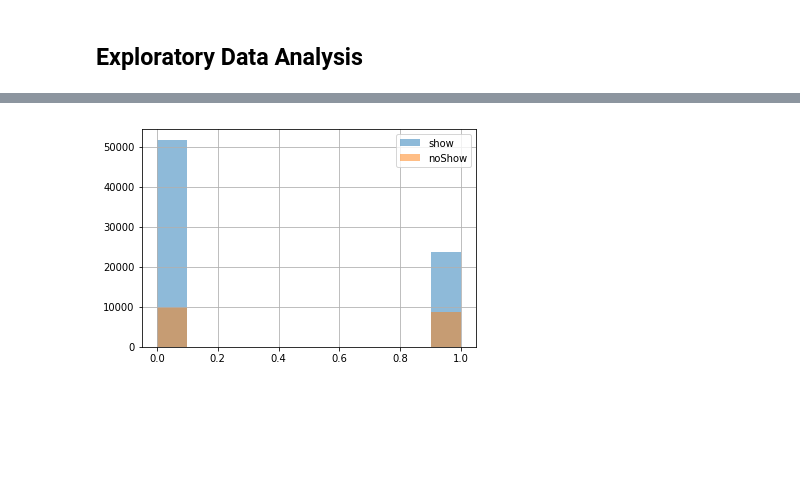
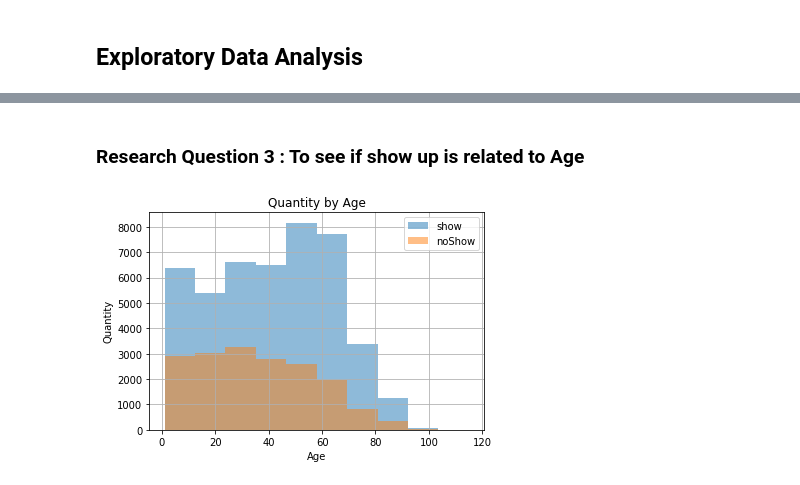
Before and after one commit to bear810325/Udacity_HomeWork, a Jupyter notebook: DataAnalysisProcess/Investigate_a_dataset/investigate-appointment-dataset.ipynb, the cells around one changed output, grey strips where cells are left out. Saved outputs shown, nothing was run; the diff lists cells and outputs as text; code cells hidden in the pictures; blank space fills up the shorter version.

```diff
--- a/DataAnalysisProcess/Investigate_a_dataset/investigate-appointment-dataset.ipynb
+++ b/DataAnalysisProcess/Investigate_a_dataset/investigate-appointment-dataset.ipynb
@@ -80,5 +82,14 @@ memory usage: 11.8+ MB
  >I found that the data type of PatientId is float64, so i change it to int64, the type of AppointmentDay is String, so i convert it to datatime.
  >
 # %%
+# convert type of feature 'AppointmentDay' and 'ScheduledDay' to type of datatime
 df['AppointmentDay'] = pd.to_datetime(df['AppointmentDay'])
+df['ScheduledDay'] = pd.to_datetime(df['ScheduledDay'])
+# convert type of feature 'PatientId' to type of int64
 df['PatientId'] = df['PatientId'].astype(np.int64)
+# %%
+# drop outliers which Age <= 0
+df.drop(df[df['Age'] <= 0].index, inplace=True)
+# drop outliers which ScheduledDay < AppointmentDay
+df.drop(df[df.ScheduledDay > df.AppointmentDay].index, inplace=True)
+df.info()
@@ -130,6 +237,12 @@ noShow = df.NoShow == 'Yes'
+# %% [markdown]
+### Research Question 3 :  To see if show up is related to Age
 # %%
-df.SMSReceived[show].hist(alpha=0.5, label='show')
-df.SMSReceived[noShow].hist(alpha=0.5, label='noShow')
+df.Age[show].hist(alpha=0.5, label='show')
+df.Age[noShow].hist(alpha=0.5, label='noShow')
+
+plt.xlabel('Age')
+plt.ylabel('Quantity')
+plt.title('Quantity by Age')
 plt.legend();
 # %% [output]
-[figure, old version]
+[figure, new version]
```
Also changed, not shown: parts of 36 cells of this notebook.
